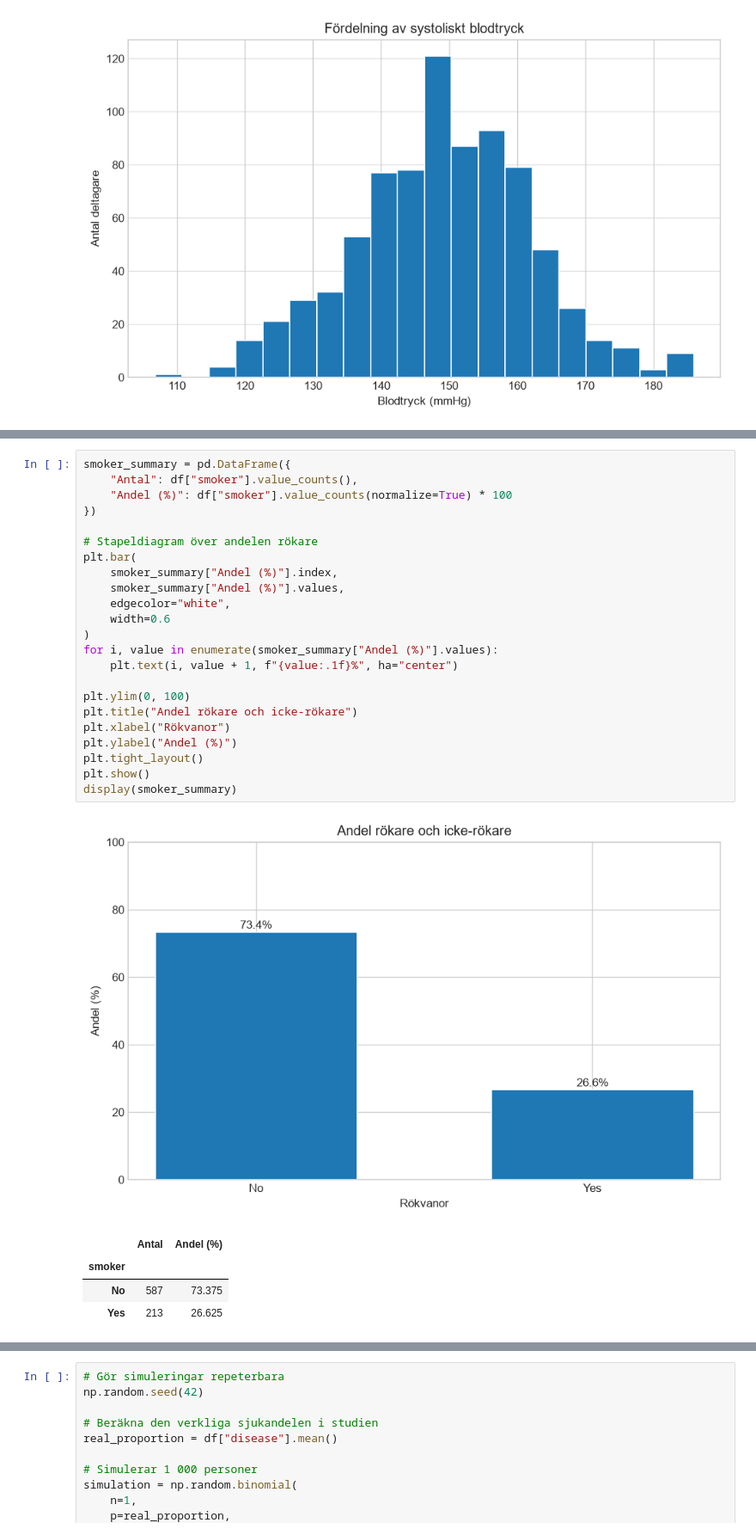
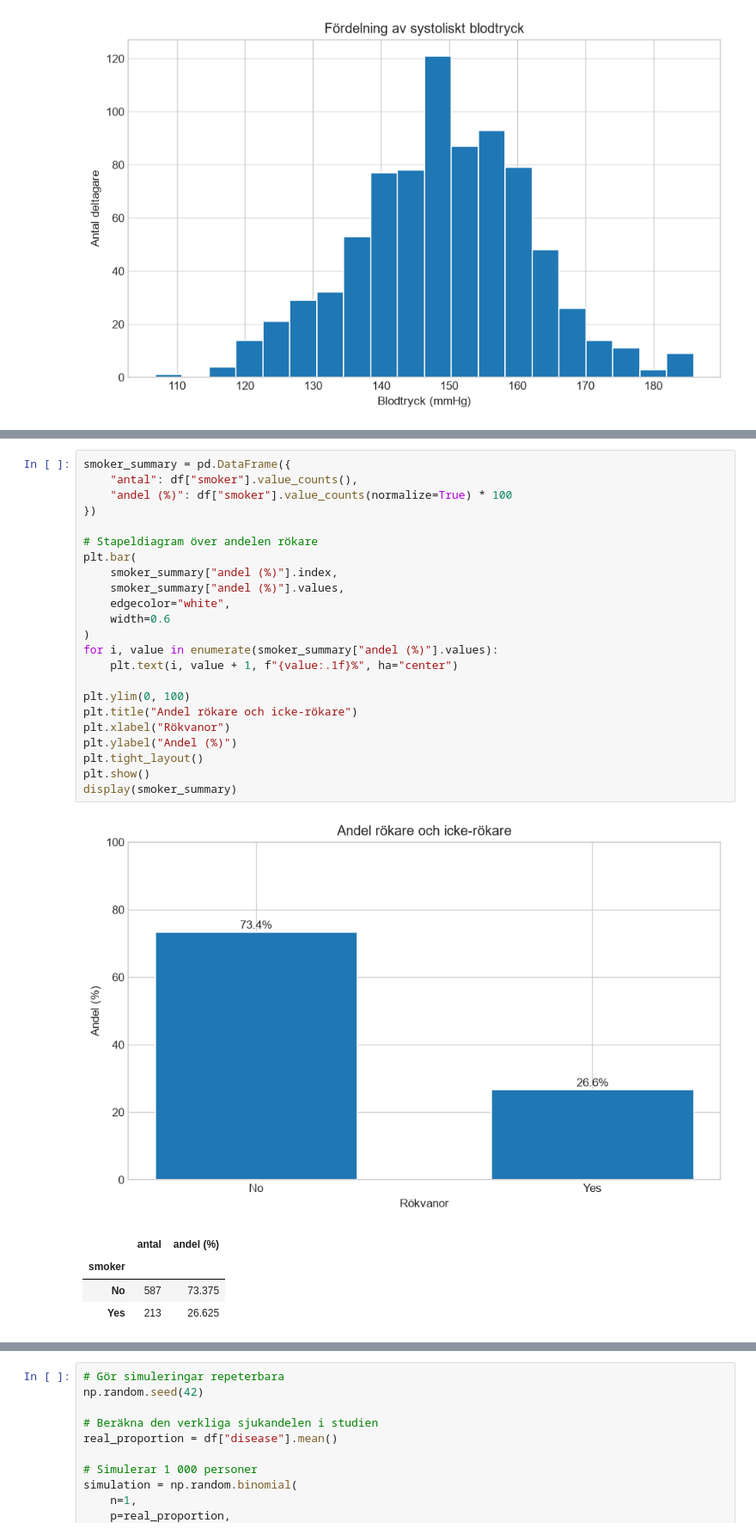
Before and after one commit to kape-code/health-study, a Jupyter notebook: report.ipynb, the cells around one changed output, grey strips where cells are left out. Shown at 86% size. Saved outputs shown, nothing was run; the diff lists cells and outputs as text.

```diff
--- a/report.ipynb
+++ b/report.ipynb
@@ -239,29 +225,29 @@ Viktfördelning per kön
 # %%
 smoker_summary = pd.DataFrame({
-    "Antal": df["smoker"].value_counts(),
-    "Andel (%)": df["smoker"].value_counts(normalize=True) * 100
+    "antal": df["smoker"].value_counts(),
+    "andel (%)": df["smoker"].value_counts(normalize=True) * 100
 })
 
 # Stapeldiagram över andelen rökare
 plt.bar(
-    smoker_summary["Andel (%)"].index,
-    smoker_summary["Andel (%)"].values,
+    smoker_summary["andel (%)"].index,
+    smoker_summary["andel (%)"].values,
     edgecolor="white",
     width=0.6
 )
-for i, value in enumerate(smoker_summary["Andel (%)"].values):
+for i, value in enumerate(smoker_summary["andel (%)"].values):
     plt.text(i, value + 1, f"{value:.1f}%", ha="center")
 
 plt.ylim(0, 100)
 plt.title("Andel rökare och icke-rökare")
 plt.xlabel("Rökvanor")
 plt.ylabel("Andel (%)")
 plt.tight_layout()
 plt.show()
 display(smoker_summary)
 # %% [output]
 [figure]
-|  | Antal | Andel (%) |
+|  | antal | andel (%) |
 | smoker |  |  |
 | No | 587 | 73.375 |
 | Yes | 213 | 26.625 |
```
Also changed, not shown: parts of 23 cells of this notebook.
